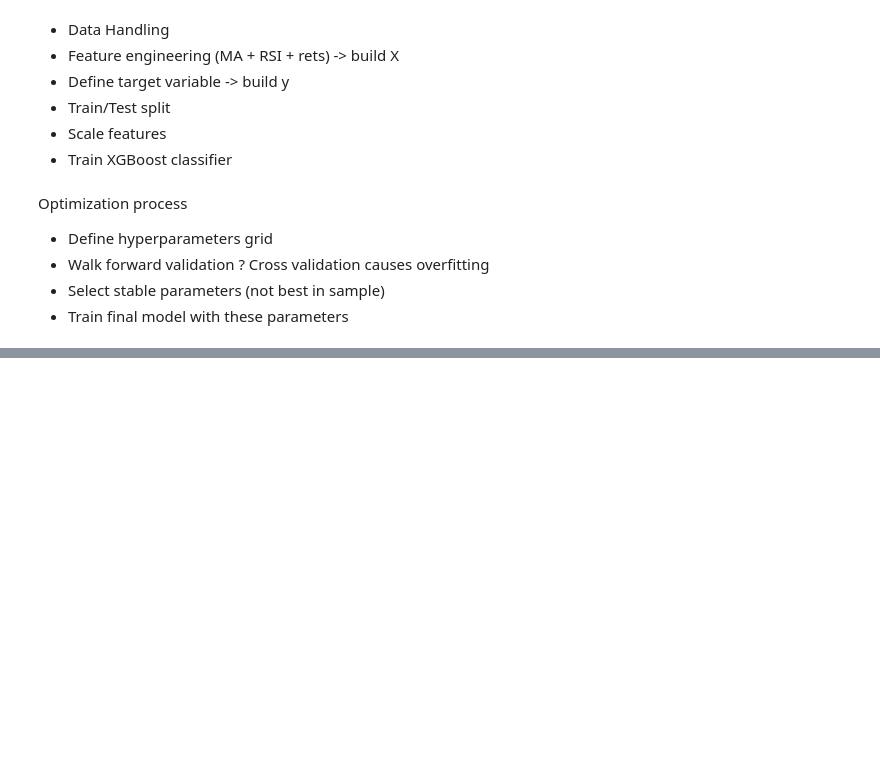
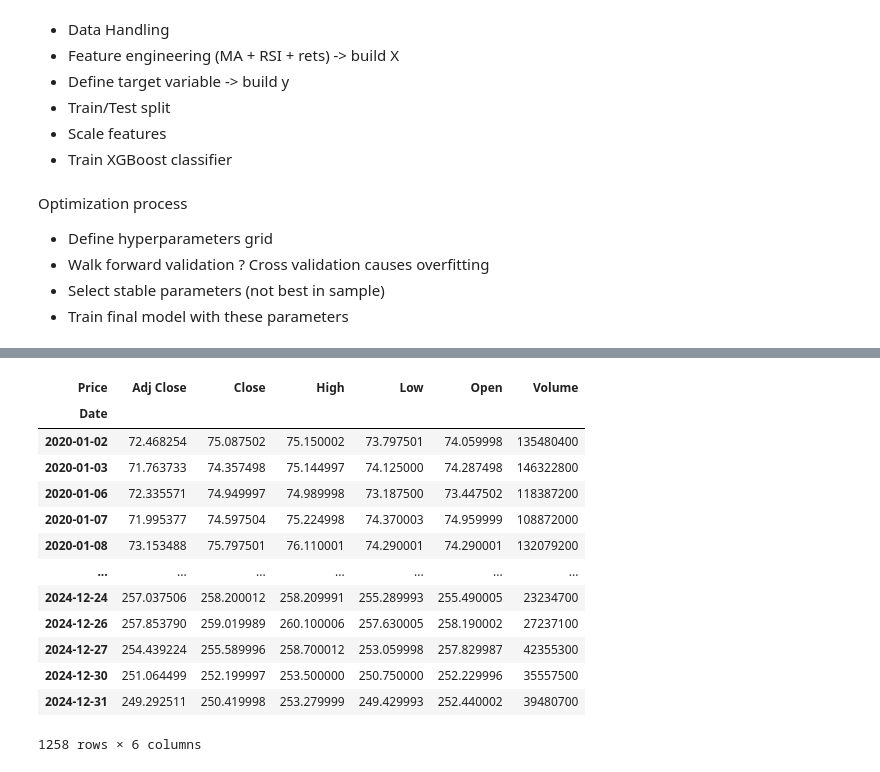
Before and after one commit to MarienRossiBenedetti/MasterProject_NewVersion, a Jupyter notebook: notebooks/exploration_nb.ipynb, the cells around one changed output, grey strips where cells are left out. Cells and saved outputs as stored; diff of their text form; code cells hidden in the pictures; blank space fills up the shorter version.

```diff
--- a/notebooks/exploration_nb.ipynb
+++ b/notebooks/exploration_nb.ipynb
@@ -259,0 +308,17 @@ Optimization process
+# %%
+df
+# %% [output]
+| Price | Adj Close | Close | High | Low | Open | Volume |
+| Date |  |  |  |  |  |  |
+| 2020-01-02 | 72.468254 | 75.087502 | 75.150002 | 73.797501 | 74.059998 | 135480400 |
+| 2020-01-03 | 71.763733 | 74.357498 | 75.144997 | 74.125000 | 74.287498 | 146322800 |
+| 2020-01-06 | 72.335571 | 74.949997 | 74.989998 | 73.187500 | 73.447502 | 118387200 |
+| 2020-01-07 | 71.995377 | 74.597504 | 75.224998 | 74.370003 | 74.959999 | 108872000 |
+| 2020-01-08 | 73.153488 | 75.797501 | 76.110001 | 74.290001 | 74.290001 | 132079200 |
+| ... | ... | ... | ... | ... | ... | ... |
+| 2024-12-24 | 257.037506 | 258.200012 | 258.209991 | 255.289993 | 255.490005 | 23234700 |
+| 2024-12-26 | 257.853790 | 259.019989 | 260.100006 | 257.630005 | 258.190002 | 27237100 |
+| 2024-12-27 | 254.439224 | 255.589996 | 258.700012 | 253.059998 | 257.829987 | 42355300 |
+| 2024-12-30 | 251.064499 | 252.199997 | 253.500000 | 250.750000 | 252.229996 | 35557500 |
+| 2024-12-31 | 249.292511 | 250.419998 | 253.279999 | 249.429993 | 252.440002 | 39480700 |
+1258 rows × 6 columns
```
Also changed, not shown: parts of 18 cells of this notebook, 6 other files.
